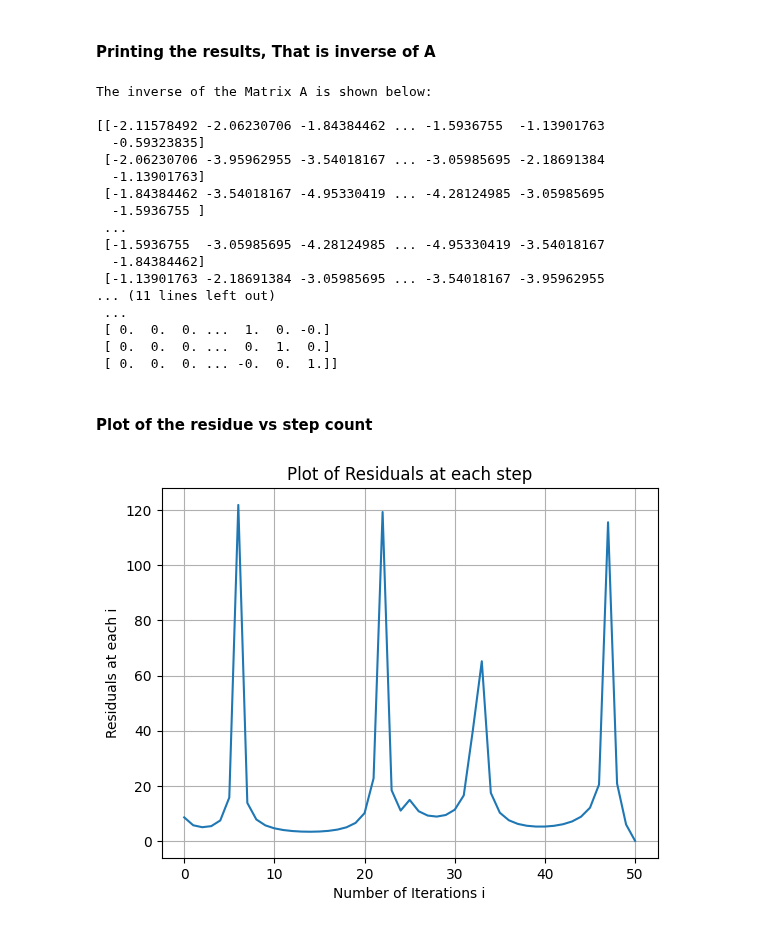
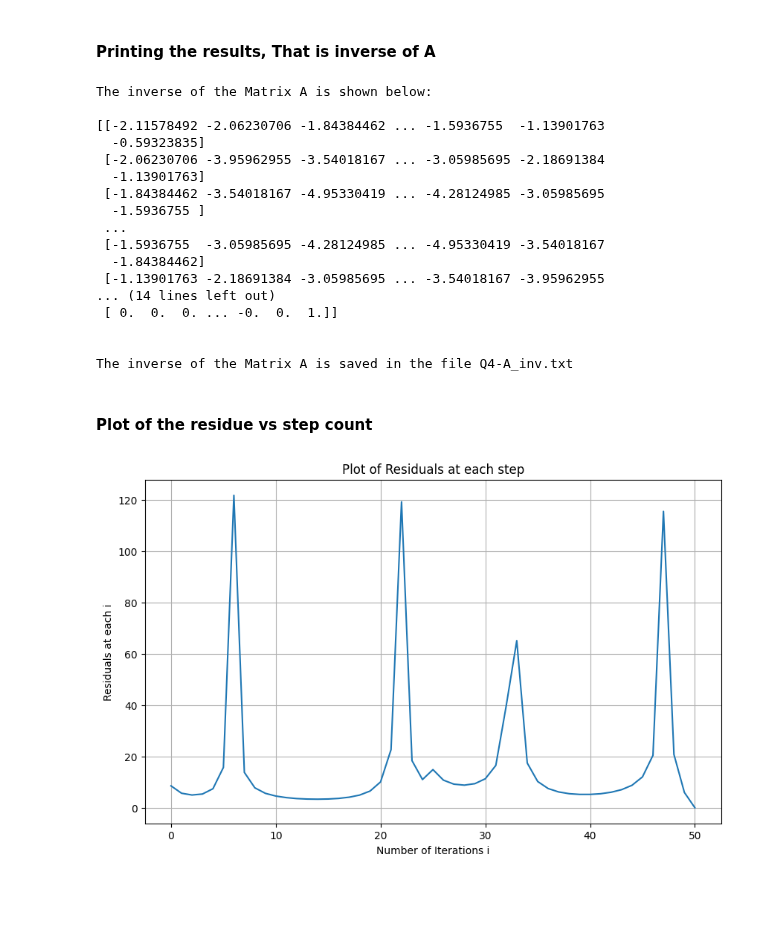
Before and after one commit to ananthapadmanabhan18/P452_Computational_Physics, a Jupyter notebook: Assignments/Assignment-2/Answers_asgn2.ipynb, the cells around one changed output. Saved outputs shown, nothing was run; the diff lists cells and outputs as text; code cells hidden in the pictures; blank space fills up the shorter version.

```diff
--- a/Assignments/Assignment-2/Answers_asgn2.ipynb
+++ b/Assignments/Assignment-2/Answers_asgn2.ipynb
@@ -342,12 +342,14 @@ print("The Number of Iterations for Conjugate Gradient Method is",iter,"which is
 '''
 Verifying the results by multiplying A and A_inv
 '''
-A = [[A_ij(i,j) for j in range(50)] for i in range(50)]
 print("The product of A and A_inv is shown below:\n")
-print(np.round(np.matmul(A,inv)))
+print(np.round(matrix_multiply_fn_with_matrix(A_ij,inv)))
 
 # The Matrix is too large to be printed, so its saved in a file
-np.savetxt('Q3-A_inv.txt',np.round(np.array(inv),6),delimiter='\t',fmt='%1.6f')
+np.savetxt('Q4-A_inv.txt',np.round(np.array(inv),6),delimiter='\t',fmt='%1.6f')
+
+print("\n")
+print("The inverse of the Matrix A is saved in the file Q4-A_inv.txt")
 # %% [output]
 The inverse of the Matrix A is shown below:
 
@@ -361,20 +363,21 @@ The inverse of the Matrix A is shown below:
  [-1.5936755  -3.05985695 -4.28124985 ... -4.95330419 -3.54018167
   -1.84384462]
  [-1.13901763 -2.18691384 -3.05985695 ... -3.54018167 -3.95962955
-... (11 lines left out)
- ...
- [ 0.  0.  0. ...  1.  0. -0.]
- [ 0.  0.  0. ...  0.  1.  0.]
+... (14 lines left out)
  [ 0.  0.  0. ... -0.  0.  1.]]
+
+
+The inverse of the Matrix A is saved in the file Q4-A_inv.txt
 # %% [markdown]
 <h4> Plot of the residue vs step count</h4>
 # %%
 import matplotlib.pyplot as plt
+plt.figure(figsize=(10,6))
 plt.plot([i for i in range(n+1)],res)
 plt.xlabel("Number of Iterations i")
 plt.ylabel("Residuals at each i")
 plt.title("Plot of Residuals at each step")
 plt.grid()
 plt.show()
 # %% [output]
-[figure, old version]
+[figure, new version]
```
Also changed, not shown: 1 other file.
